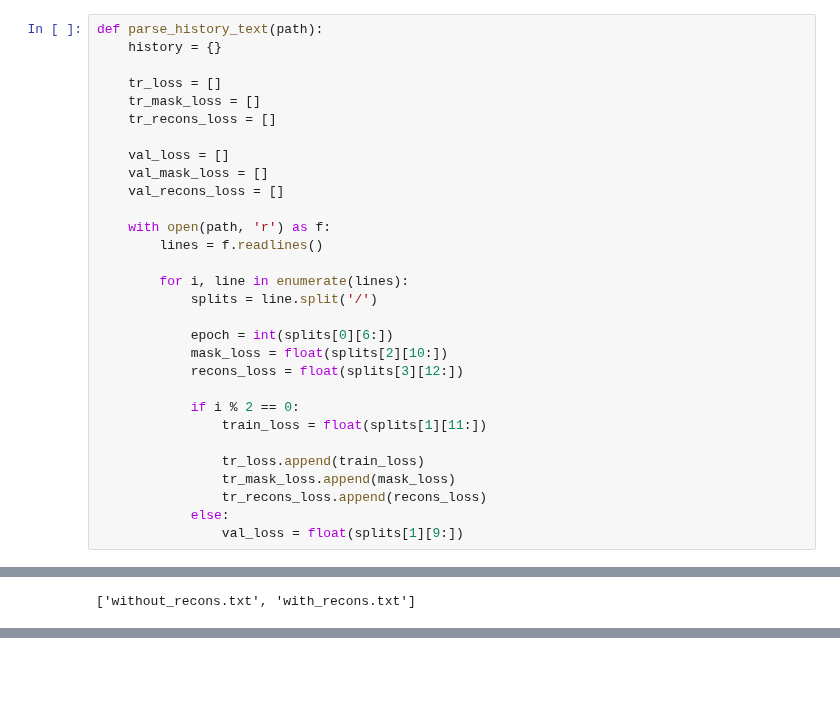
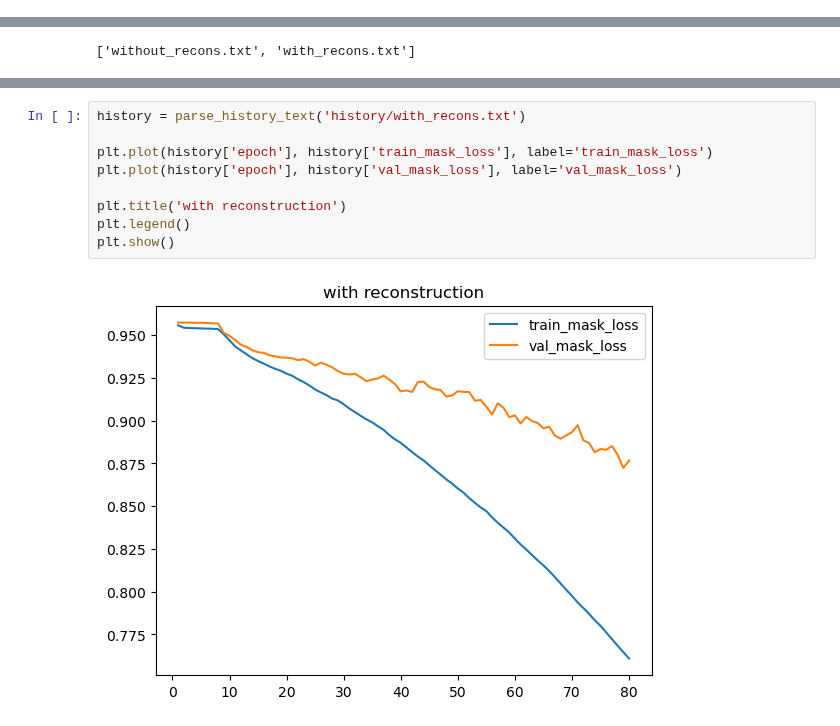
Before and after one commit to ktm379/DR-GeuAl, a Jupyter notebook: code/history_plot.ipynb, the cells around one changed output, grey strips where cells are left out. Cells and saved outputs as stored; diff of their text form; blank space fills up the shorter version.

```diff
--- a/code/history_plot.ipynb
+++ b/code/history_plot.ipynb
@@ -1,30 +0,0 @@
-# %%
-def parse_history_text(path):
-    history = {}
-
-    tr_loss = []
-    tr_mask_loss = []
-    tr_recons_loss = []
-
-    val_loss = []
-    val_mask_loss = []
-    val_recons_loss = []
-
-    with open(path, 'r') as f:
-        lines = f.readlines()
-
-        for i, line in enumerate(lines):
-            splits = line.split('/')
-
-            epoch = int(splits[0][6:])
-            mask_loss = float(splits[2][10:])
-            recons_loss = float(splits[3][12:])
-
-            if i % 2 == 0:
-                train_loss = float(splits[1][11:])
-
-                tr_loss.append(train_loss)
-                tr_mask_loss.append(mask_loss)
-                tr_recons_loss.append(recons_loss)
-            else:
-                val_loss = float(splits[1][9:])
@@ -76,0 +17,11 @@ lines[0].split('/')
+# %%
+history = parse_history_text('history/with_recons.txt')
+
+plt.plot(history['epoch'], history['train_mask_loss'], label='train_mask_loss')
+plt.plot(history['epoch'], history['val_mask_loss'], label='val_mask_loss')
+
+plt.title('with reconstruction')
+plt.legend()
+plt.show()
+# %% [output]
+[figure, added]
```
Also changed, not shown: parts of 6 cells of this notebook, 3 other files.
